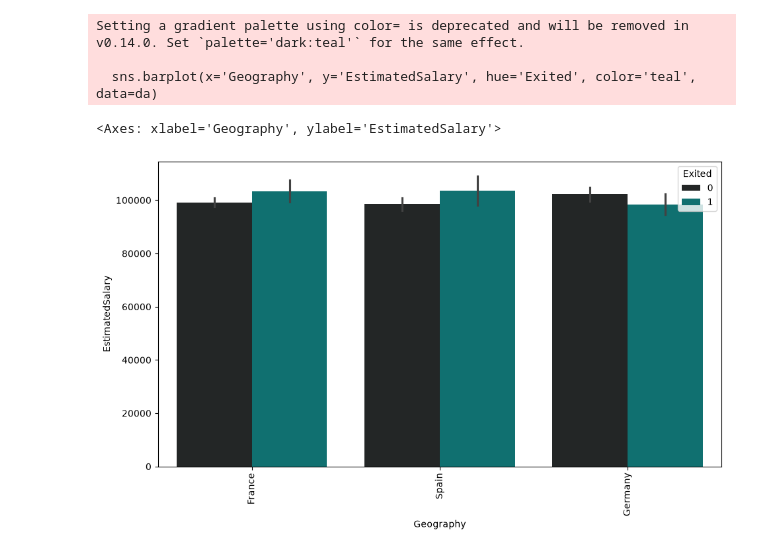
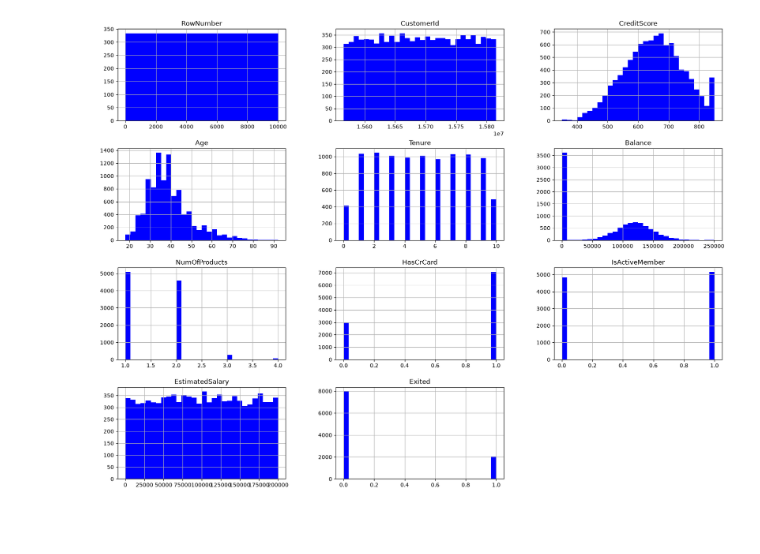
Before and after one commit to olaoluwacode/UD_Customer_Churn_Prediction, a Jupyter notebook: eda.ipynb, the cells around one changed output. Cells and saved outputs as stored; diff of their text form; code cells hidden in the pictures; blank space fills up the shorter version.

```diff
--- a/eda.ipynb
+++ b/eda.ipynb
@@ -36,12 +98,6 @@ sns.pairplot(da, hue='Exited', palette='Set1', diag_kind='kde')
-# %%
-#visualizing the barplot where geography is on x-axis and estimated salary is on y axis and key is Exited.
-plt.figure(figsize=(11, 6))
-plt.xticks(rotation=90)
-sns.barplot(x='Geography', y='EstimatedSalary', hue='Exited', color='teal', data=da)
-# %% [output]
-Setting a gradient palette using color= is deprecated and will be removed in v0.14.0. Set `palette='dark:teal'` for the same effect.
-
-  sns.barplot(x='Geography', y='EstimatedSalary', hue='Exited', color='teal', data=da)
-<Axes: xlabel='Geography', ylabel='EstimatedSalary'>
-[figure, removed]
+# %%
+da.hist(bins=30, figsize=(20, 15), color='blue')
+plt.show()
+# %% [output]
+[figure, added]
 # %%
```
Also changed, not shown: parts of 10 cells of this notebook.
